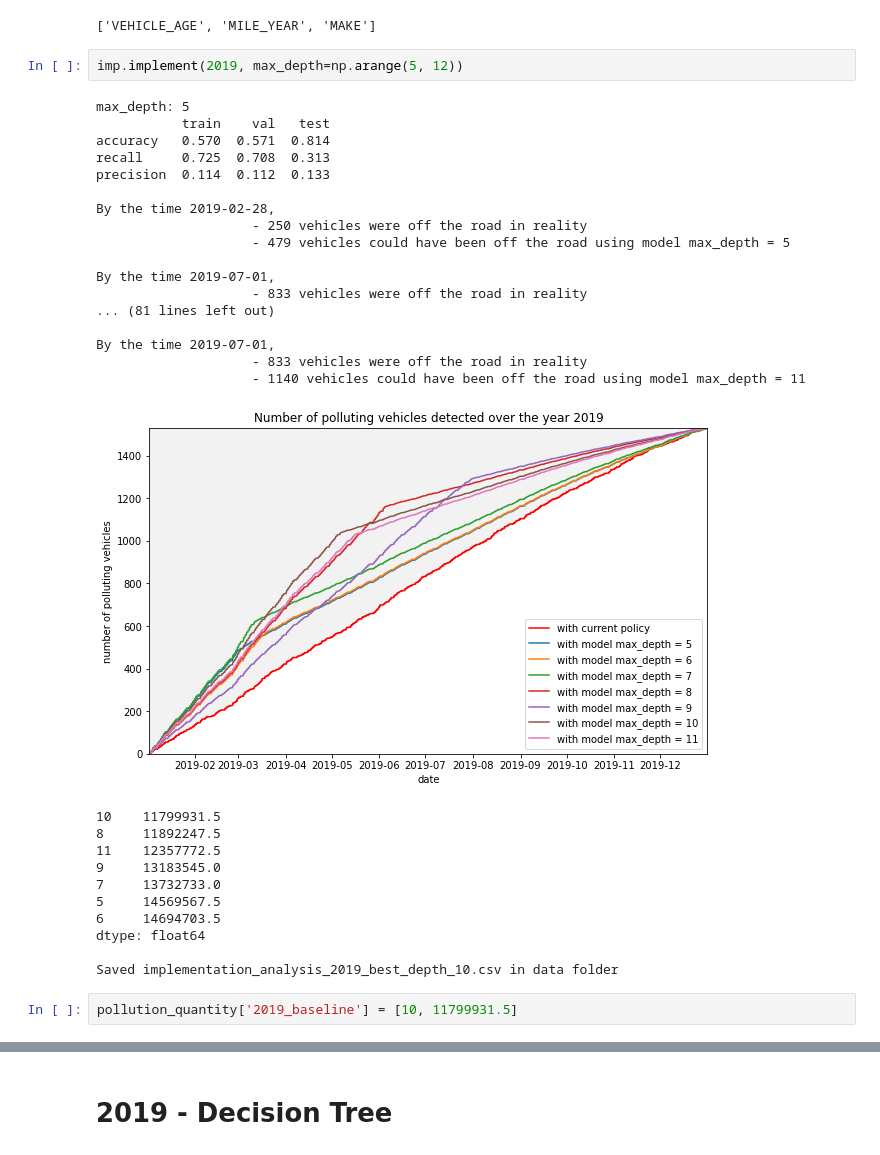
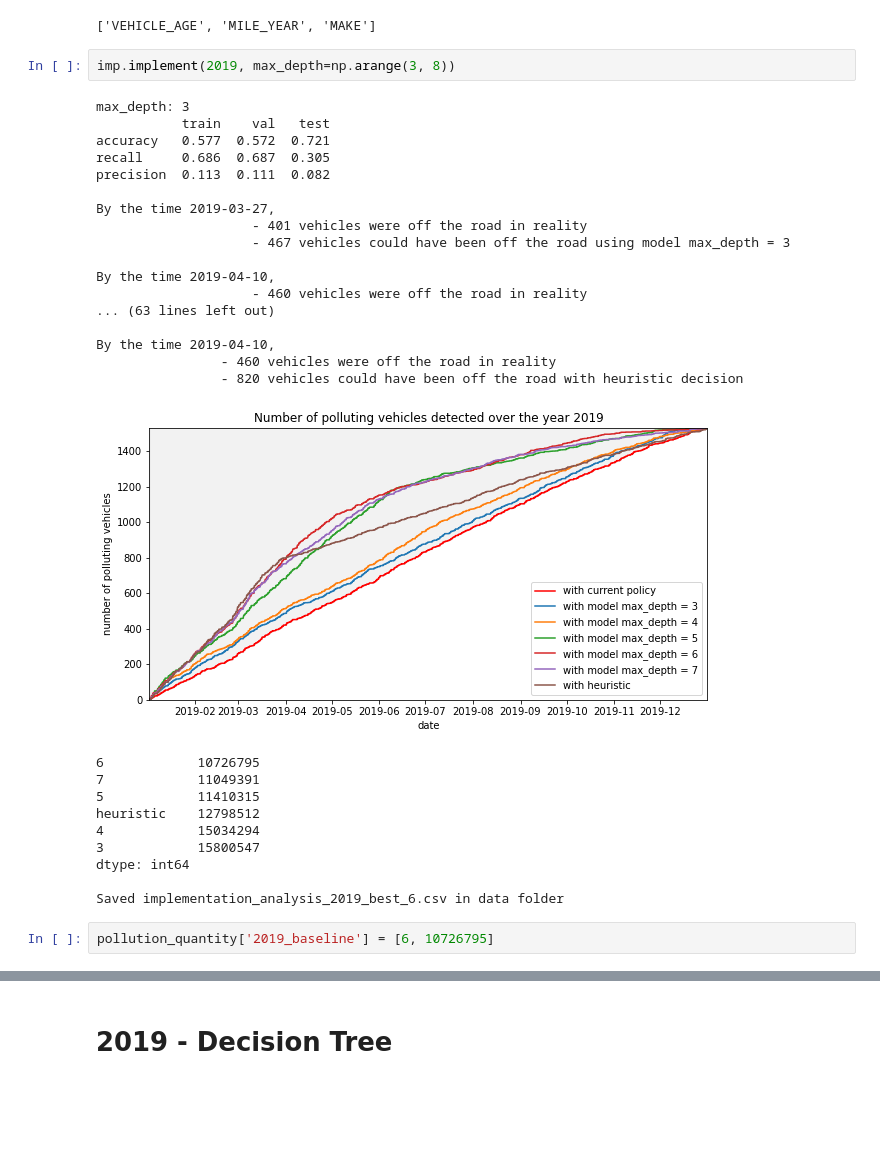
Before and after one commit to hanbo-e/wimlds_emissions, a Jupyter notebook: notebooks/what_if_2019_guli.ipynb, the cells around one changed output, grey strips where cells are left out. Cells and saved outputs as stored; diff of their text form; blank space fills up the shorter version.

Commit message:
updated the analysis with new solution

```diff
--- a/notebooks/what_if_2019_guli.ipynb
+++ b/notebooks/what_if_2019_guli.ipynb
@@ -43,38 +40,37 @@ imp.cols
 # %% [output]
 ['VEHICLE_AGE', 'MILE_YEAR', 'MAKE']
 # %%
-imp.implement(2019, max_depth=np.arange(5, 12))
+imp.implement(2019, max_depth=np.arange(3, 8))
 # %% [output]
-max_depth: 5
+max_depth: 3
            train    val   test
-accuracy   0.570  0.571  0.814
-recall     0.725  0.708  0.313
-precision  0.114  0.112  0.133
+accuracy   0.577  0.572  0.721
+recall     0.686  0.687  0.305
+precision  0.113  0.111  0.082
 
-By the time 2019-02-28,
-                    - 250 vehicles were off the road in reality
-                    - 479 vehicles could have been off the road using model max_depth = 5
+By the time 2019-03-27,
+                    - 401 vehicles were off the road in reality
+                    - 467 vehicles could have been off the road using model max_depth = 3
 
-By the time 2019-07-01,
-                    - 833 vehicles were off the road in reality
-... (81 lines left out)
+By the time 2019-04-10,
+                    - 460 vehicles were off the road in reality
+... (63 lines left out)
 
-By the time 2019-07-01,
-                    - 833 vehicles were off the road in reality
-                    - 1140 vehicles could have been off the road using model max_depth = 11
+By the time 2019-04-10,
+                - 460 vehicles were off the road in reality
+                - 820 vehicles could have been off the road with heuristic decision
-[figure, old version]
+[figure, new version]
-10    11799931.5
-8     11892247.5
-11    12357772.5
-9     13183545.0
-7     13732733.0
-5     14569567.5
-6     14694703.5
-dtype: float64
+6            10726795
+7            11049391
+5            11410315
+heuristic    12798512
+4            15034294
+3            15800547
+dtype: int64
 
-Saved implementation_analysis_2019_best_depth_10.csv in data folder
+Saved implementation_analysis_2019_best_6.csv in data folder
 # %%
-pollution_quantity['2019_baseline'] = [10, 11799931.5]
+pollution_quantity['2019_baseline'] = [6, 10726795]
 # %%
 imp.plot_clean()
 # %% [output]
```
Also changed, not shown: parts of 10 cells of this notebook, 1 other file.
